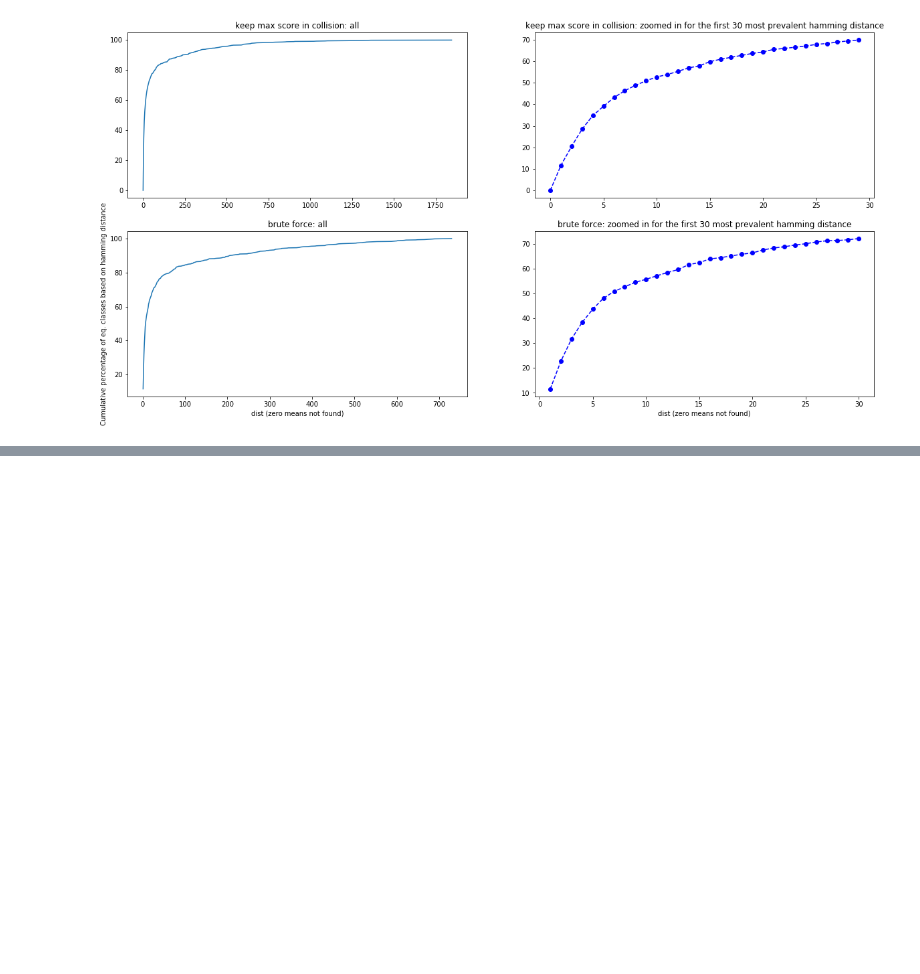
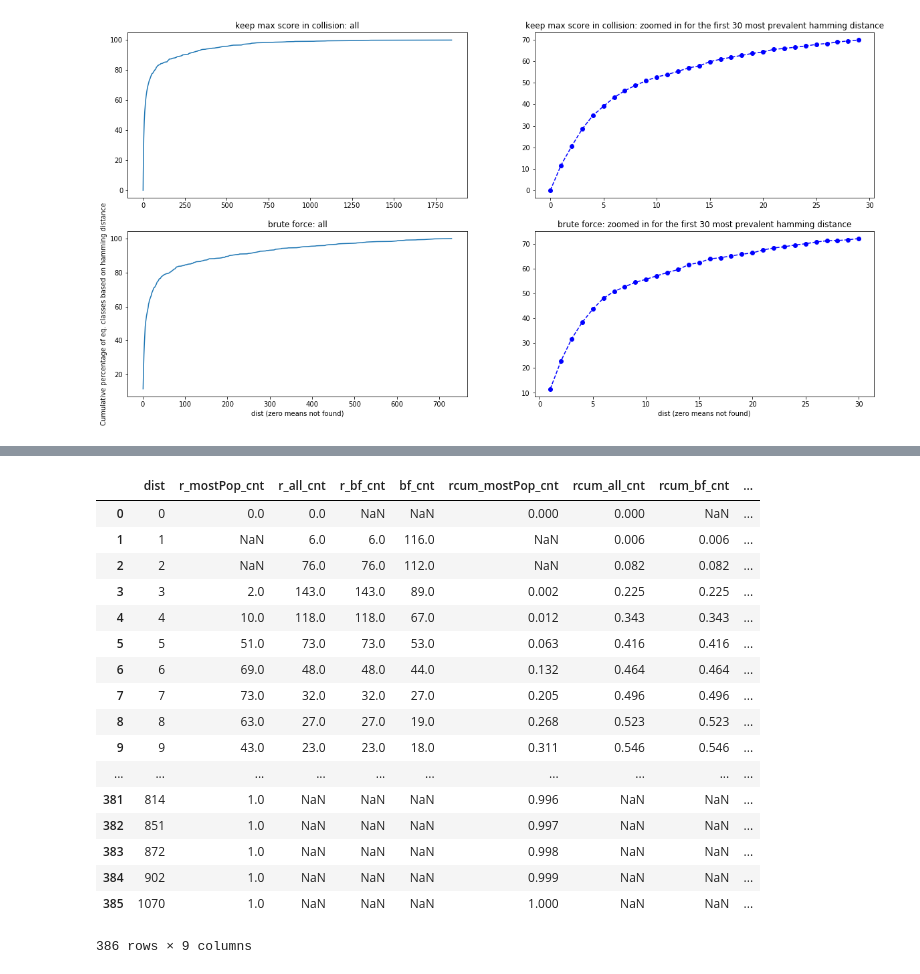
Before and after one commit to fataltes/quickNBs, a Jupyter notebook: mantis.ipynb, the cells around one changed output, grey strips where cells are left out. Drawn from its saved outputs; the diff is of its cells as text; code cells hidden in the pictures; blank space fills up the shorter version.

```diff
--- a/mantis.ipynb
+++ b/mantis.ipynb
@@ -516,0 +525,38 @@ mmallbf[np.isnan(mmallbf['bf_cnt']) & ~np.isnan(mmallbf['mostPop_cnt'])]
+# %%
+mostPop_df = pd.read_csv('/home/fatemeh/projects/mantis/rand-keepMostPop-500000-1000.dist', sep=" ", header=None, names=['dist', 'eqClsCnt'])
+mostPop_df.columns = ['dist', 'r_mostPop_cnt']
+maxScore_df = pd.read_csv('/home/fatemeh/projects/mantis/rand-keepAll-500000-1000.dist', sep=" ", header=None, names=['dist', 'eqClsCnt'])
+maxScore_df.columns = ['dist', 'r_all_cnt']
+all_df = pd.read_csv('/home/fatemeh/projects/mantis/rand-bf-500000-1000.dist', sep=" ", header=None, names=['dist', 'eqClsCnt'])
+all_df.columns = ['dist', 'r_bf_cnt']
+bf_df = pd.read_csv('/home/fatemeh/projects/mantis/bf-500000-1000.dist', sep=" ", header=None, names=['dist', 'eqClsCnt'])
+bf_df.columns = ['dist', 'bf_cnt']
+mm = pd.merge(mostPop_df, maxScore_df, how='outer', on=['dist'])
+mmall = pd.merge(mm, all_df, how='outer', on=['dist'])
+rand_mmallbf = pd.merge(mmall, bf_df, how='outer', on=['dist'])
+rand_mmallbf = rand_mmallbf.sort_values('dist', ascending=1).reset_index().drop('index', axis=1)
+rand_mmallbf['rcum_mostPop_cnt'] = np.cumsum(rand_mmallbf['r_mostPop_cnt'])/1000
+rand_mmallbf['rcum_all_cnt'] = np.cumsum(rand_mmallbf['r_all_cnt'])/1000
+rand_mmallbf['rcum_bf_cnt'] = np.cumsum(rand_mmallbf['r_bf_cnt'])/1000
+rand_mmallbf['cum_bf_cnt'] = np.cumsum(rand_mmallbf['bf_cnt'])/1000
+# %%
+rand_mmallbf
+# %% [output]
+|  | dist | r_mostPop_cnt | r_all_cnt | r_bf_cnt | bf_cnt | rcum_mostPop_cnt | rcum_all_cnt | rcum_bf_cnt | ... |
+| 0 | 0 | 0.0 | 0.0 | NaN | NaN | 0.000 | 0.000 | NaN | ... |
+| 1 | 1 | NaN | 6.0 | 6.0 | 116.0 | NaN | 0.006 | 0.006 | ... |
+| 2 | 2 | NaN | 76.0 | 76.0 | 112.0 | NaN | 0.082 | 0.082 | ... |
+| 3 | 3 | 2.0 | 143.0 | 143.0 | 89.0 | 0.002 | 0.225 | 0.225 | ... |
+| 4 | 4 | 10.0 | 118.0 | 118.0 | 67.0 | 0.012 | 0.343 | 0.343 | ... |
+| 5 | 5 | 51.0 | 73.0 | 73.0 | 53.0 | 0.063 | 0.416 | 0.416 | ... |
+| 6 | 6 | 69.0 | 48.0 | 48.0 | 44.0 | 0.132 | 0.464 | 0.464 | ... |
+| 7 | 7 | 73.0 | 32.0 | 32.0 | 27.0 | 0.205 | 0.496 | 0.496 | ... |
+| 8 | 8 | 63.0 | 27.0 | 27.0 | 19.0 | 0.268 | 0.523 | 0.523 | ... |
+| 9 | 9 | 43.0 | 23.0 | 23.0 | 18.0 | 0.311 | 0.546 | 0.546 | ... |
+| ... | ... | ... | ... | ... | ... | ... | ... | ... | ... |
+| 381 | 814 | 1.0 | NaN | NaN | NaN | 0.996 | NaN | NaN | ... |
+| 382 | 851 | 1.0 | NaN | NaN | NaN | 0.997 | NaN | NaN | ... |
+| 383 | 872 | 1.0 | NaN | NaN | NaN | 0.998 | NaN | NaN | ... |
+| 384 | 902 | 1.0 | NaN | NaN | NaN | 0.999 | NaN | NaN | ... |
+| 385 | 1070 | 1.0 | NaN | NaN | NaN | 1.000 | NaN | NaN | ... |
+386 rows × 9 columns
```
Also changed, not shown: parts of 7 cells of this notebook.
